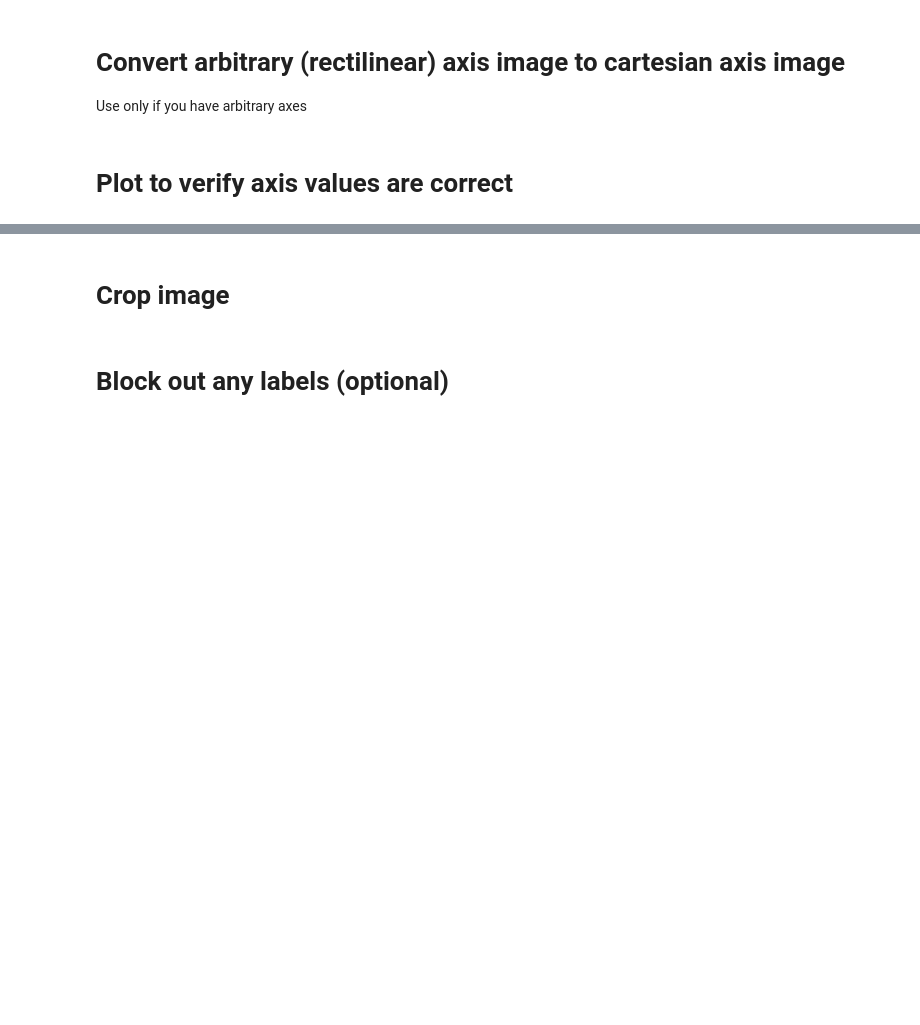
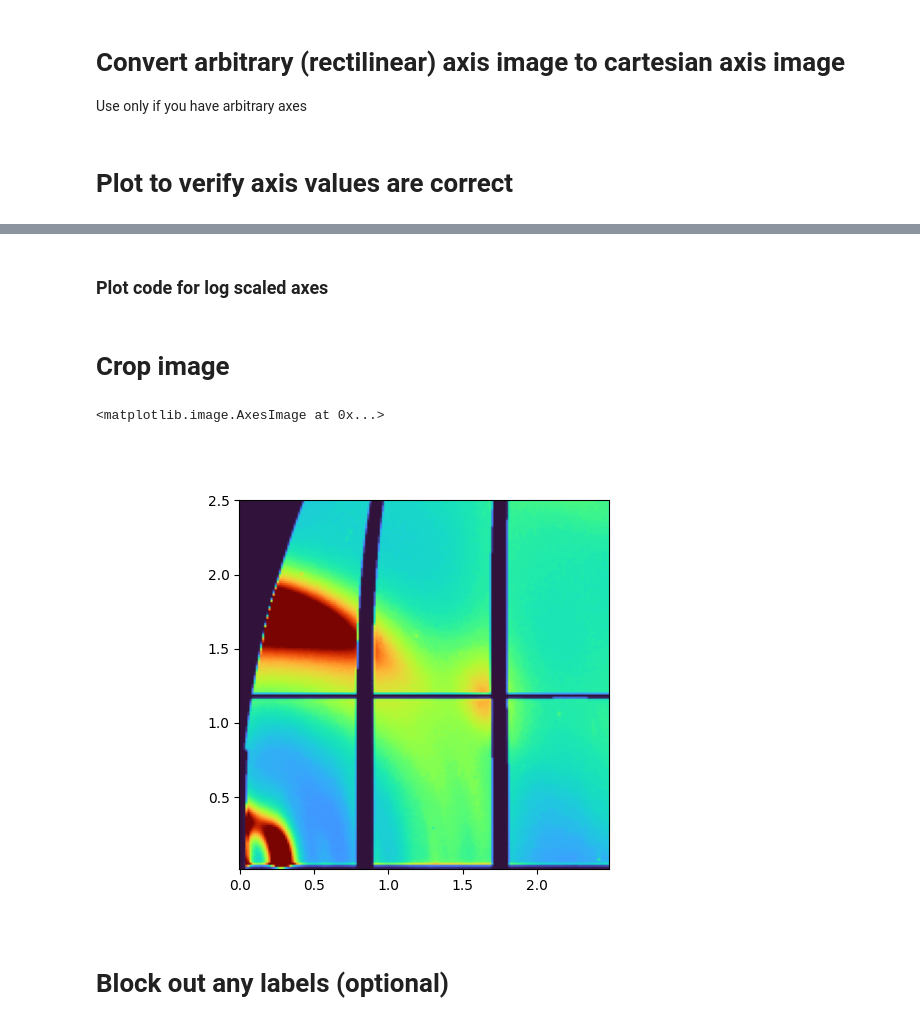
Before and after one commit to tchaney97/ImagePlotDigitizer, a Jupyter notebook: imgplot_to_array.ipynb, the cells around one changed output, grey strips where cells are left out. Saved outputs shown, nothing was run; the diff lists cells and outputs as text; code cells hidden in the pictures; blank space fills up the shorter version.

```diff
--- a/imgplot_to_array.ipynb
+++ b/imgplot_to_array.ipynb
@@ -59,11 +66,11 @@ ax1.imshow(img_vals,
 # %% [markdown]
 # Using interactive plot (above) fill in two x-axis values and corresponding column number
 # %%
-x1 = 0
-col1 = 96
+x1 = -1
+col1 = 213
 x2 = 2
-col2 = 457
-x_axis = generate_x_axis_map((col1, x1), (col2, x2), img_vals)
+col2 = 424
+x_axis = generate_x_axis_map((col1, x1), (col2, x2), img_vals, log=False)
 
 # # Example syntax for non-linear x axis:
 # x_indices = [  32, 100, 168, 211, 239, 268, 297, 328, 359]
@@ -72,11 +79,11 @@ x_axis = generate_x_axis_map((col1, x1), (col2, x2), img_vals)
 # %% [markdown]
 # Repeat for y-axis values and row number
 # %%
-y1 = 2
-row1 = 22
-y2 = 0
-row2 = 384
-y_axis = generate_y_axis_map((row1, y1), (row2, y2), img_vals)
+y1 = 0
+row1 = 362
+y2 = 4
+row2 = 81
+y_axis = generate_y_axis_map((row1, y1), (row2, y2), img_vals, log=False)
 
 # # Example syntax for non-linear y axis:
 # y_indices = [ 16,  50,  83, 113, 143, 172, 201, 229, 257, 284, 311]
@@ -86,6 +93,6 @@ y_axis = generate_y_axis_map((row1, y1), (row2, y2), img_vals)
 # Convert arbitrary (rectilinear) axis image to cartesian axis image
 Use only if you have arbitrary axes
 # %%
-img_vals, x_axis, y_axis = make_axes_linear(img_vals, x_axis, y_axis)
+# img_vals, x_axis, y_axis = make_axes_linear(img_vals, x_axis, y_axis)
 # %% [markdown]
 # Plot to verify axis values are correct
@@ -100,0 +114,2 @@ ax1.imshow(img_vals,
+# %% [markdown]
+### Plot code for log scaled axes
@@ -101,17 +139,47 @@ ax1.imshow(img_vals,
 # %% [markdown]
 # Crop image
 # %%
-x_bounds = (0,2)
-y_bounds = (0,1.85)
+x_bounds = (0,2.5)
+y_bounds = (0,2.5)
 crop_img, crop_x_axis, crop_y_axis = crop_image(img_vals, x_bounds, y_bounds, x_axis, y_axis)
+
+### Plot if linear scaled axes ####
+
 fig,ax1 = subplots(1,1)
 img_min = np.min(crop_img)
 img_max = np.max(crop_img)
 ax1.imshow(crop_img,
            norm=matplotlib.colors.Normalize(vmin=img_min, vmax=img_max),
            # norm=matplotlib.colors.LogNorm(vmin=np.percentile(img_array, 50), vmax=np.percentile(img_array, 99.9)),
            cmap='turbo',
            extent=(np.min(crop_x_axis), np.max(crop_x_axis), np.min(crop_y_axis), np.max(crop_y_axis)))
+
+
+
+### Plot if log scaled axes ###
+
+# log_base = 4
+
+# fig, ax1 = subplots()
+# X, Y = np.meshgrid(crop_x_axis, crop_y_axis)
+# img_min = np.min(crop_img)
+# img_max = np.max(crop_img)
+# #downsample if necessary
+# pcm = ax1.pcolormesh(X[::2, ::2], Y[::2, ::2], crop_img[::2, ::2],
+#                      norm=matplotlib.colors.Normalize(vmin=img_min, vmax=img_max),
+#                      cmap='turbo',
+#                      shading='auto')
+# # ax1.pcolormesh(X, Y, img_vals,
+# #                      norm=matplotlib.colors.Normalize(vmin=img_min, vmax=img_max),
+# #                      cmap='turbo',
+# #                      shading='auto')
+# ax1.set_xscale('log', base=log_base)
+# ax1.set_yscale('log', base=log_base)
+# fig.colorbar(pcm, ax=ax1)
+# plt.show()
+# %% [output]
+<matplotlib.image.AxesImage at 0x...>
+[figure, added]
 # %% [markdown]
 # Block out any labels (optional)
 # %%
```
Also changed, not shown: parts of 11 cells of this notebook, 4 other files.
